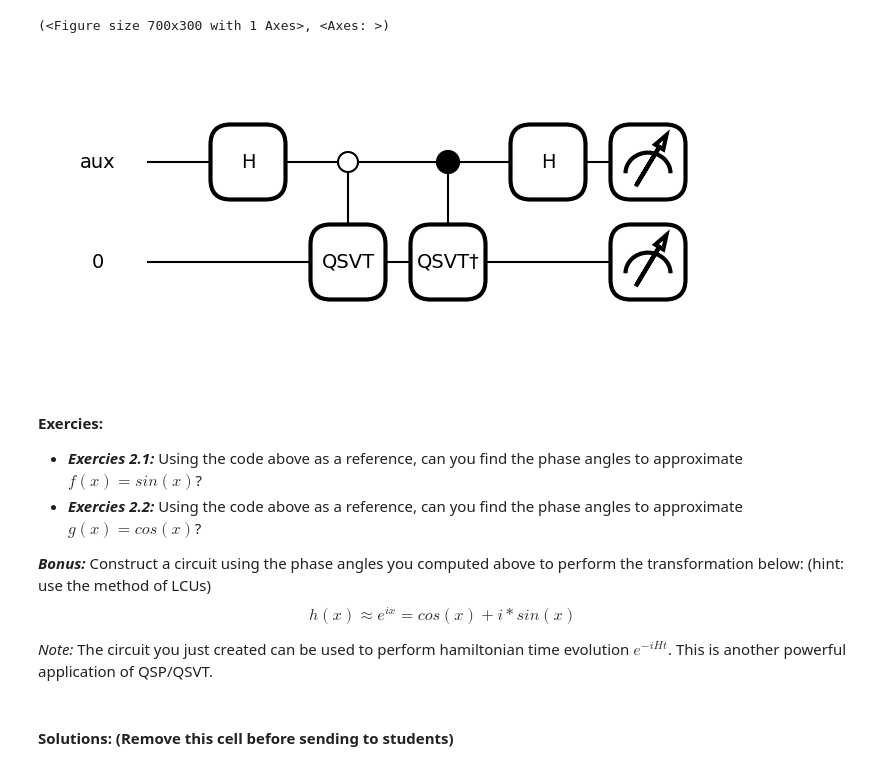
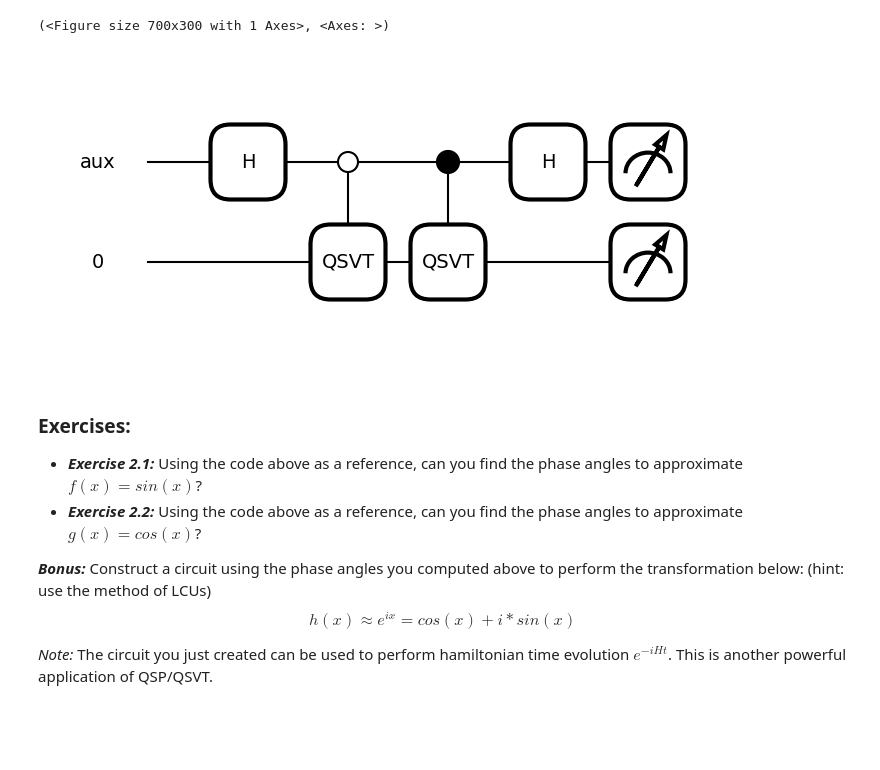
Before and after one commit to Jaybsoni/QSVT_Lab, a Jupyter notebook: QSVT Lab.ipynb, the cells around one changed output. Drawn from its saved outputs; the diff is of its cells as text; code cells hidden in the pictures; blank space fills up the shorter version.

```diff
--- a/QSVT Lab.ipynb
+++ b/QSVT Lab.ipynb
@@ -301,33 +489,29 @@ conjugate of $\hat{U}_{qsvt}$ by taking the adjoint of the operator block-encodi
 # %%
 ## Show how to recover the "real" unitary
-import pennylane as qml
-
 dev = qml.device("default.qubit")
 
 @qml.qnode(dev)
 def real_u_circuit(a, phi):
     qml.Hadamard(wires="aux")
 
     qml.ctrl(qml.qsvt, control=("aux",), control_values=(0,))(a, phi, wires=[0])
-    qml.ctrl(qml.adjoint(qml.qsvt), control=("aux",), control_values=(1,))(a, phi, wires=[0])
+    qml.ctrl(qml.qsvt, control=("aux",), control_values=(1,))(a, -1*phi, wires=[0])
 
     qml.Hadamard(wires="aux")
     return qml.state()
 
-qml.draw_mpl(real_u_circuit)(0.5, [0, 1, 2])
+qml.draw_mpl(real_u_circuit)(0.5, np.array([0, 1, 2]))
 # %% [output]
 (<Figure size 700x300 with 1 Axes>, <Axes: >)
-[figure, old version]
+[figure, new version]
 # %% [markdown]
-#### Exercies:
+### Exercises:
 
-- ***Exercies 2.1:*** Using the code above as a reference, can you find the phase angles to approximate $f(x) = sin(x)$?
-- ***Exercies 2.2:*** Using the code above as a reference, can you find the phase angles to approximate $g(x) = cos(x)$?
+- ***Exercise 2.1:*** Using the code above as a reference, can you find the phase angles to approximate $f(x) = sin(x)$?
+- ***Exercise 2.2:*** Using the code above as a reference, can you find the phase angles to approximate $g(x) = cos(x)$?
 
 ***Bonus:*** Construct a circuit using the phase angles you computed above to perform the transformation below: (hint: use the method of LCUs) $$h(x) \approx e^{ix} = cos(x) + i*sin(x)$$
 
 *Note:* The circuit you just created can be used to perform hamiltonian time evolution $e^{-iHt}$. This is another powerful application of QSP/QSVT.
-# %% [markdown]
-#### Solutions: (Remove this cell before sending to students)
 # %% [markdown]
 ## 3. Qubitized, Factorized and Generalized:
```
Also changed, not shown: parts of 41 cells of this notebook.
